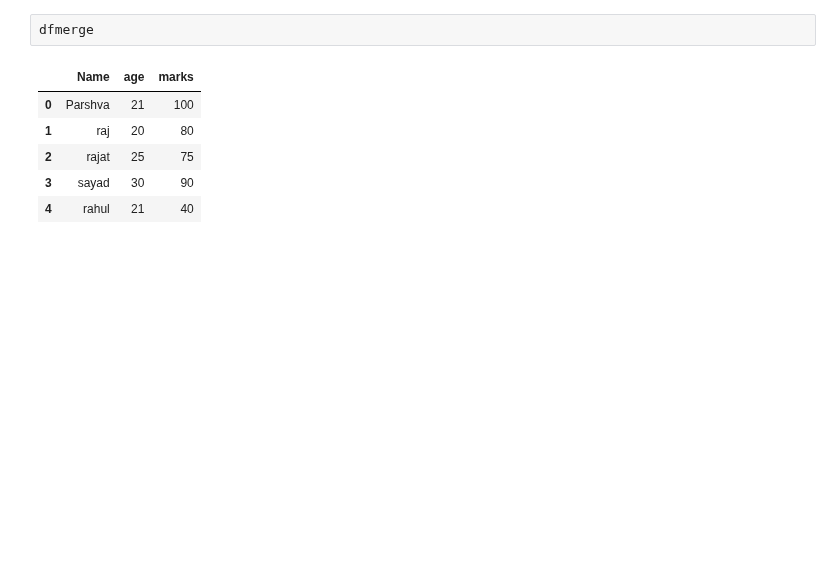
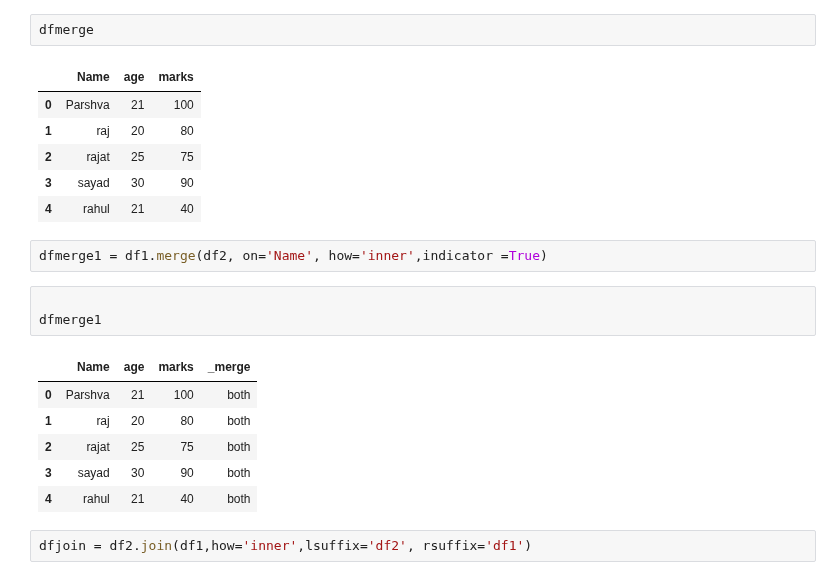
Before and after one commit to parshvak26/Python-coding-practice, a Jupyter notebook: Merge,_concat_and_join.ipynb, the cells around one changed output. Cells and saved outputs as stored; diff of their text form; blank space fills up the shorter version.

```diff
--- a/Merge,_concat_and_join.ipynb
+++ b/Merge,_concat_and_join.ipynb
@@ -41,3 +43,17 @@ dfmerge
 | 2 | rajat | 25 | 75 |
 | 3 | sayad | 30 | 90 |
 | 4 | rahul | 21 | 40 |
+# %%
+dfmerge1 = df1.merge(df2, on='Name', how='inner',indicator =True)
+# %%
+
+dfmerge1
+# %% [output]
+|  | Name | age | marks | _merge |
+| 0 | Parshva | 21 | 100 | both |
+| 1 | raj | 20 | 80 | both |
+| 2 | rajat | 25 | 75 | both |
+| 3 | sayad | 30 | 90 | both |
+| 4 | rahul | 21 | 40 | both |
+# %%
+dfjoin = df2.join(df1,how='inner',lsuffix='df2', rsuffix='df1')
```
Also changed, not shown: parts of 3 cells of this notebook.
